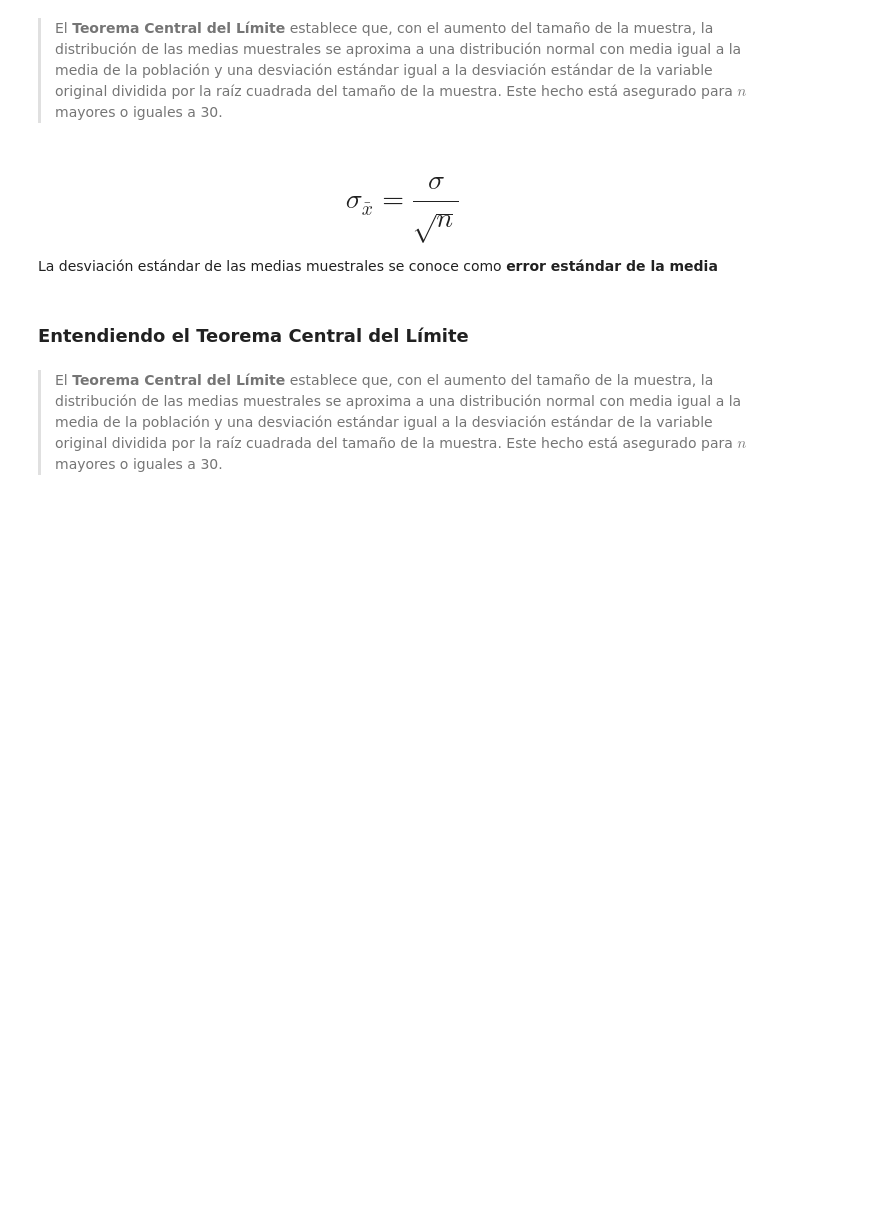
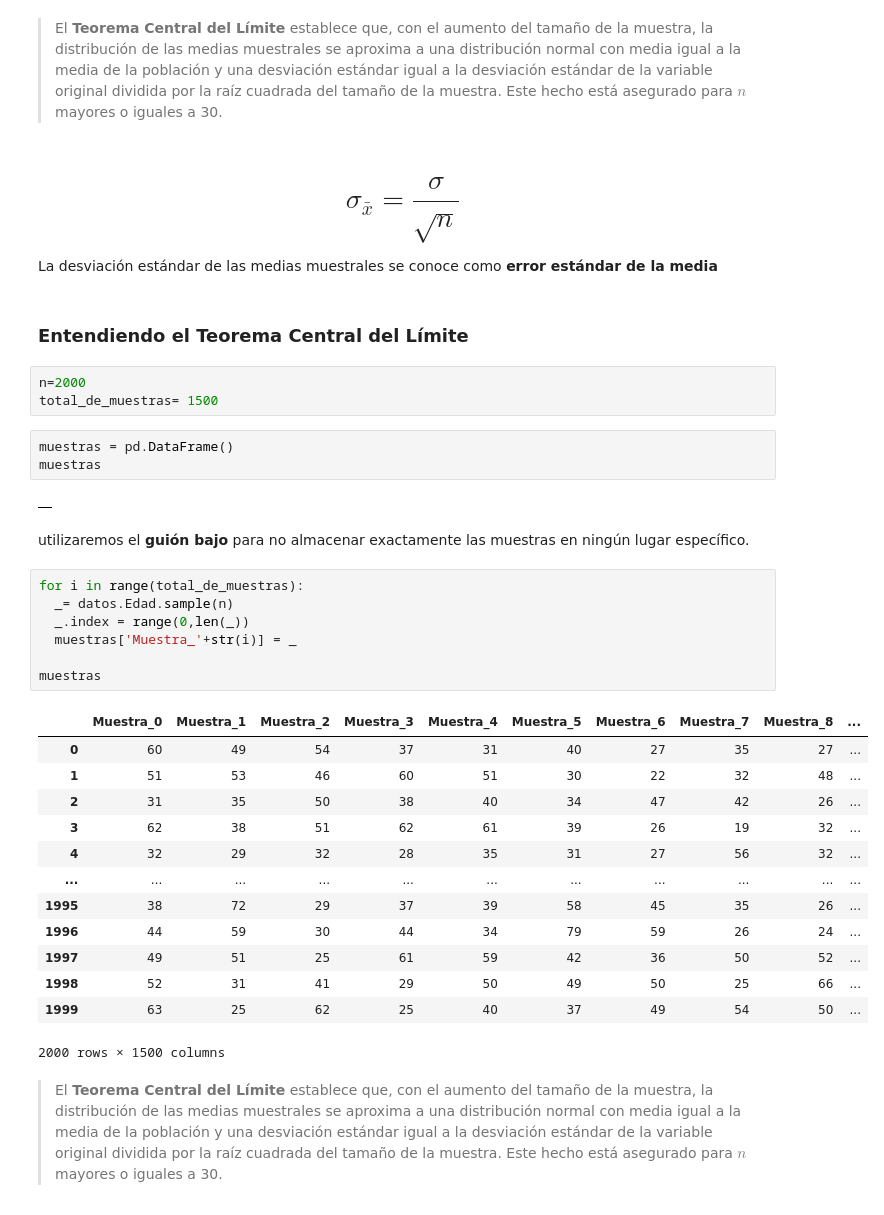
Before and after one commit to jorgevillegazz/Estadisticas-y-Machine-Learning-G9---ONE, a Jupyter notebook: PROBABILIDAD_MUESTREO_IPY.ipynb, the cells around one changed output. Cells and saved outputs as stored; diff of their text form; blank space fills up the shorter version.

```diff
--- a/PROBABILIDAD_MUESTREO_IPY.ipynb
+++ b/PROBABILIDAD_MUESTREO_IPY.ipynb
@@ -817,5 +1110,36 @@ Es la forma de hacer suposiciones generalizadas sobre los parámetros de una pob
 La desviación estándar de las medias muestrales se conoce como **error estándar de la media**
 # %% [markdown]
 ### Entendiendo el Teorema Central del Límite
+# %%
+n=2000
+total_de_muestras= 1500
+# %%
+muestras = pd.DataFrame()
+muestras
+# %% [output]
+|  |
+# %% [markdown]
+utilizaremos el **guión bajo** para no almacenar exactamente las muestras en ningún lugar específico.
+# %%
+for i in range(total_de_muestras):
+  _= datos.Edad.sample(n)
+  _.index = range(0,len(_))
+  muestras['Muestra_'+str(i)] = _
+
+muestras
+# %% [output]
+|  | Muestra_0 | Muestra_1 | Muestra_2 | Muestra_3 | Muestra_4 | Muestra_5 | Muestra_6 | Muestra_7 | Muestra_8 | ... |
+| 0 | 60 | 49 | 54 | 37 | 31 | 40 | 27 | 35 | 27 | ... |
+| 1 | 51 | 53 | 46 | 60 | 51 | 30 | 22 | 32 | 48 | ... |
+| 2 | 31 | 35 | 50 | 38 | 40 | 34 | 47 | 42 | 26 | ... |
+| 3 | 62 | 38 | 51 | 62 | 61 | 39 | 26 | 19 | 32 | ... |
+| 4 | 32 | 29 | 32 | 28 | 35 | 31 | 27 | 56 | 32 | ... |
+| ... | ... | ... | ... | ... | ... | ... | ... | ... | ... | ... |
+| 1995 | 38 | 72 | 29 | 37 | 39 | 58 | 45 | 35 | 26 | ... |
+| 1996 | 44 | 59 | 30 | 44 | 34 | 79 | 59 | 26 | 24 | ... |
+| 1997 | 49 | 51 | 25 | 61 | 59 | 42 | 36 | 50 | 52 | ... |
+| 1998 | 52 | 31 | 41 | 29 | 50 | 49 | 50 | 25 | 66 | ... |
+| 1999 | 63 | 25 | 62 | 25 | 40 | 37 | 49 | 54 | 50 | ... |
+2000 rows × 1500 columns
 # %% [markdown]
 > El **Teorema Central del Límite** establece que, con el aumento del tamaño de la muestra, la distribución de las medias muestrales se aproxima a una distribución normal con media igual a la media de la población y una desviación estándar igual a la desviación estándar de la variable original dividida por la raíz cuadrada del tamaño de la muestra. Este hecho está asegurado para $n$ mayores o iguales a 30.
```
Also changed, not shown: parts of 78 cells of this notebook.
